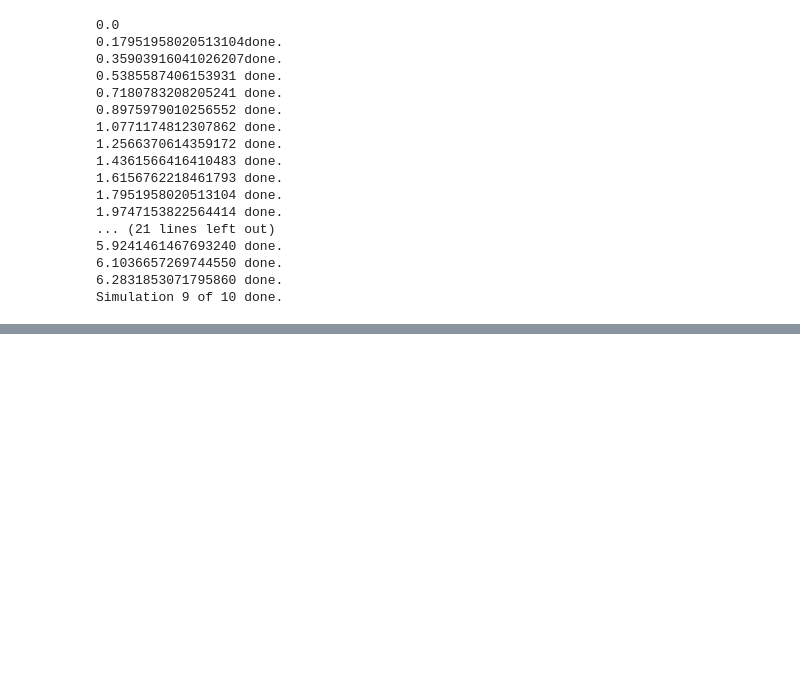
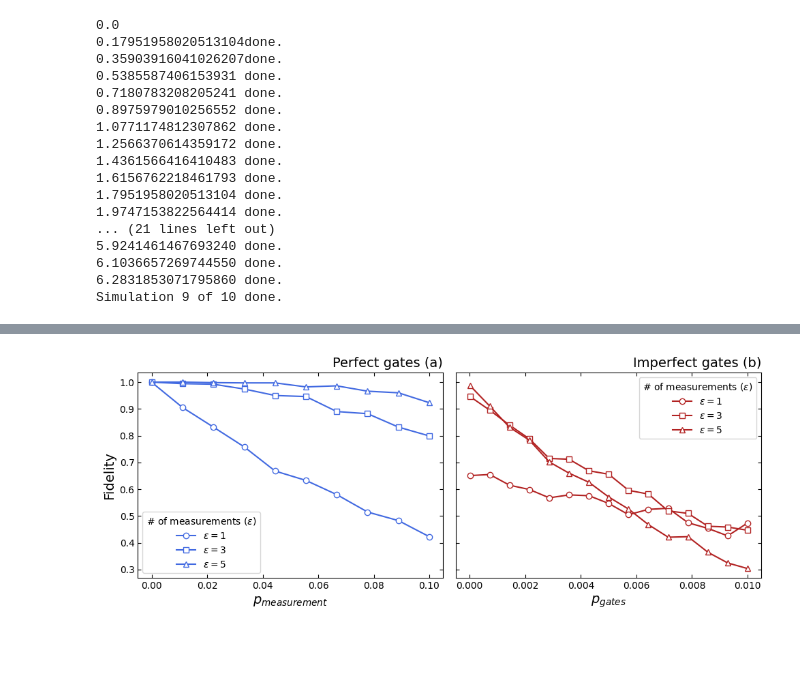
Before and after one commit to aubra25/qc803-project-argb, a Jupyter notebook: experiments.ipynb, the cells around one changed output, grey strips where cells are left out. Drawn from its saved outputs; the diff is of its cells as text; code cells hidden in the pictures; blank space fills up the shorter version.

```diff
--- a/experiments.ipynb
+++ b/experiments.ipynb
@@ -357,0 +387,9 @@ array([[0.4955, 0.4795, 0.4795, 0.507 , 0.474 , 0.498 , 0.492 , 0.507 ,
+# %%
+#Post process
+post_processed = dict()
+for key, value in results.items():
+    print(key)
+    fidelities = [sum([s.equiv(inputs[key]) for s in res.data()['s']])/shots for res in value]
+    post_processed[key] = fidelities
+
+post_processed
@@ -357,0 +420,45 @@ array([[0.4955, 0.4795, 0.4795, 0.507 , 0.474 , 0.498 , 0.492 , 0.507 ,
+# %%
+fig, axs = plt.subplots(1,2, figsize=(10,4), sharey=True)
+ax1, ax2 = axs
+
+#Plot
+ax1.plot(ps_variable_measurement_error, post_processed["variable_measurement,1,1"], marker='o', color ='royalblue', markerfacecolor='w', label = r"$\varepsilon=1$")
+ax1.plot(ps_variable_measurement_error, post_processed["variable_measurement,1,3"], marker='s', color ='royalblue', markerfacecolor='w', label = r"$\varepsilon=3$")
+ax1.plot(ps_variable_measurement_error, post_processed["variable_measurement,1,5"], marker='^', color ='royalblue', markerfacecolor='w', label = r"$\varepsilon=5$")
+#ax1.plot(ps_variable_measurement_error, post_processed["variable_measurement,1,7"], marker='D', color ='royalblue', markerfacecolor='w')
+#ax1.plot(ps_variable_measurement_error, post_processed["variable_measurement,2,1"], marker='o', color ='forestgreen', markerfacecolor='w', label = "")
+#ax1.plot(ps_variable_measurement_error, post_processed["variable_measurement,2,3"], marker='s', color ='forestgreen', markerfacecolor='w')
+#ax1.plot(ps_variable_measurement_error, post_processed["variable_measurement,2,5"], marker='^', color ='forestgreen', markerfacecolor='w')
+#ax1.plot(ps_variable_measurement_error, post_processed["variable_measurement,2,7"], marker='D', color ='forestgreen', markerfacecolor='w')
+
+ax2.plot(ps_fixed_measurement_error, post_processed["fixed_measurement,1,1"], marker='o', color ='firebrick', markerfacecolor='w', label = r"$\varepsilon=1$")
+ax2.plot(ps_fixed_measurement_error, post_processed["fixed_measurement,1,3"], marker='s', color ='firebrick', markerfacecolor='w', label = r"$\varepsilon=3$")
+ax2.plot(ps_fixed_measurement_error, post_processed["fixed_measurement,1,5"], marker='^', color ='firebrick', markerfacecolor='w', label = r"$\varepsilon=5$")
+#ax2.plot(ps_fixed_measurement_error, post_processed["fixed_measurement,1,7"], marker='D', color ='firebrick', markerfacecolor='w')
+#ax2.plot(ps_fixed_measurement_error, post_processed["fixed_measurement,2,1"], marker='o', color ='cornflowerblue', markerfacecolor='w')
+#ax2.plot(ps_fixed_measurement_error, post_processed["fixed_measurement,2,3"], marker='s', color ='cornflowerblue', markerfacecolor='w')
+#ax2.plot(ps_fixed_measurement_error, post_processed["fixed_measurement,2,5"], marker='^', color ='cornflowerblue', markerfacecolor='w')
+#ax2.plot(ps_fixed_measurement_error, post_processed["fixed_measurement,2,7"], marker='D', color ='cornflowerblue', markerfacecolor='w')
+
+#Style
+for ax in axs:
+    ax.tick_params(direction='in', left=True, right=True, top=True, bottom=True)
+
+ax1.set_xlabel("$p_{measurement}$", size = 14)
+ax1.set_ylabel("Fidelity", size = 14)
+ax1.set_title("Perfect gates (a)", size = 14, loc="right")
+
+ax2.set_xlabel("$p_{gates}$", size = 14)
+#ax2.set_ylabel("Fidelity", size = 14)
+ax2.set_title("Imperfect gates (b)", size = 14, loc="right")
+
+ax1.legend(title=r"# of measurements ($\varepsilon$)")
+ax2.legend(title=r"# of measurements ($\varepsilon$)")
+
+#Save
+plt.tight_layout()
+plt.savefig('measuerements1.svg')
+# %% [output]
+[figure, added]
+# %% [markdown]
+#
```
Also changed, not shown: parts of 14 cells of this notebook, 5 other files.
